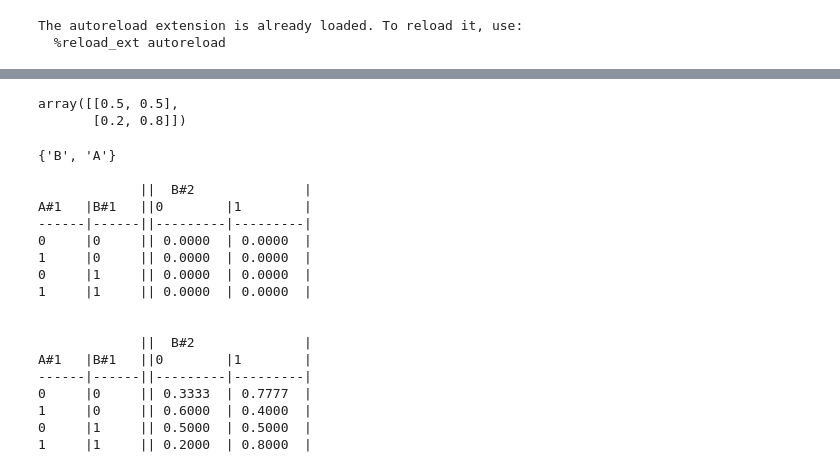
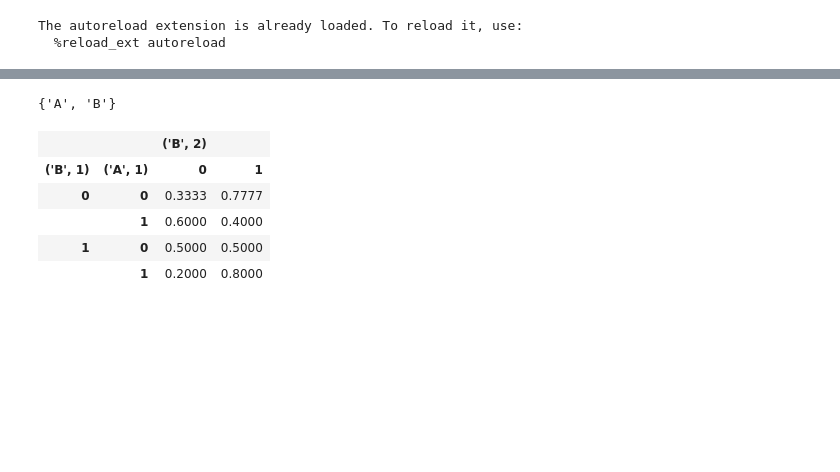
Before and after one commit to HayaMamlouk/dynamic-Bayesian-Networks, a Jupyter notebook: src/trial.ipynb, the cells around one changed output, grey strips where cells are left out. Drawn from its saved outputs; the diff is of its cells as text; code cells hidden in the pictures; blank space fills up the shorter version.

```diff
--- a/src/trial.ipynb
+++ b/src/trial.ipynb
@@ -159,45 +159,31 @@ B#2   |A#2   ||0        |1        |
 0     |1     || 0.6000  | 0.4000  |
 1     |1     || 0.2000  | 0.8000  |
 # %%
-res.cpt("B#4")[{"B#3":1}]
+cpt = res.cpt("B#4")[{"B#3":1}]
-# %% [output]
-array([[0.5, 0.5],
-       [0.2, 0.8]])
 # %%
 dbn_3 = DynamicBayesNet(3)
 
 a = gum.LabelizedVariable("A","A",2)
 b = gum.LabelizedVariable("B","B",2)
 
 dbn_3.add(a)
 dbn_3.add(b)
 
 print(dBN.variables)
 dbn_3.addArc(("A", 0), ("A", 1))
 dbn_3.addArc(("B", 0), ("B", 1))
 dbn_3.addArc(("A", 1), ("B", 2))
 dbn_3.addArc(("B", 1), ("B", 2))
 
-print(dbn_3.cpt(('B', 2)))
+dbn_3.cpt(('B', 2)).fillWith([0.3333, 0.7777, 0.6, 0.4, 0.5, 0.5, 0.2, 0.8])
+dbn_3.cpt(('B', 2))
 
-dbn_3.cpt(('B', 2)).fillWith([0.3333, 0.7777, 0.6, 0.4, 0.5, 0.5, 0.2, 0.8])
-print(dbn_3.cpt(('B', 2)))
+showCPT(dbn_3, ('B', 2))
 # %% [output]
-{'B', 'A'}
-
-             ||  B#2              |
-A#1   |B#1   ||0        |1        |
-------|------||---------|---------|
-0     |0     || 0.0000  | 0.0000  |
-1     |0     || 0.0000  | 0.0000  |
-0     |1     || 0.0000  | 0.0000  |
-1     |1     || 0.0000  | 0.0000  |
-
-
-             ||  B#2              |
-A#1   |B#1   ||0        |1        |
-------|------||---------|---------|
-0     |0     || 0.3333  | 0.7777  |
-1     |0     || 0.6000  | 0.4000  |
-0     |1     || 0.5000  | 0.5000  |
-1     |1     || 0.2000  | 0.8000  |
+{'A', 'B'}
+|  |  | ('B', 2) |  |
+| ('B', 1) | ('A', 1) | 0 | 1 |
+| 0 | 0 | 0.3333 | 0.7777 |
+|  | 1 | 0.6000 | 0.4000 |
+| 1 | 0 | 0.5000 | 0.5000 |
+|  | 1 | 0.2000 | 0.8000 |
```
Also changed, not shown: parts of 5 cells of this notebook.
